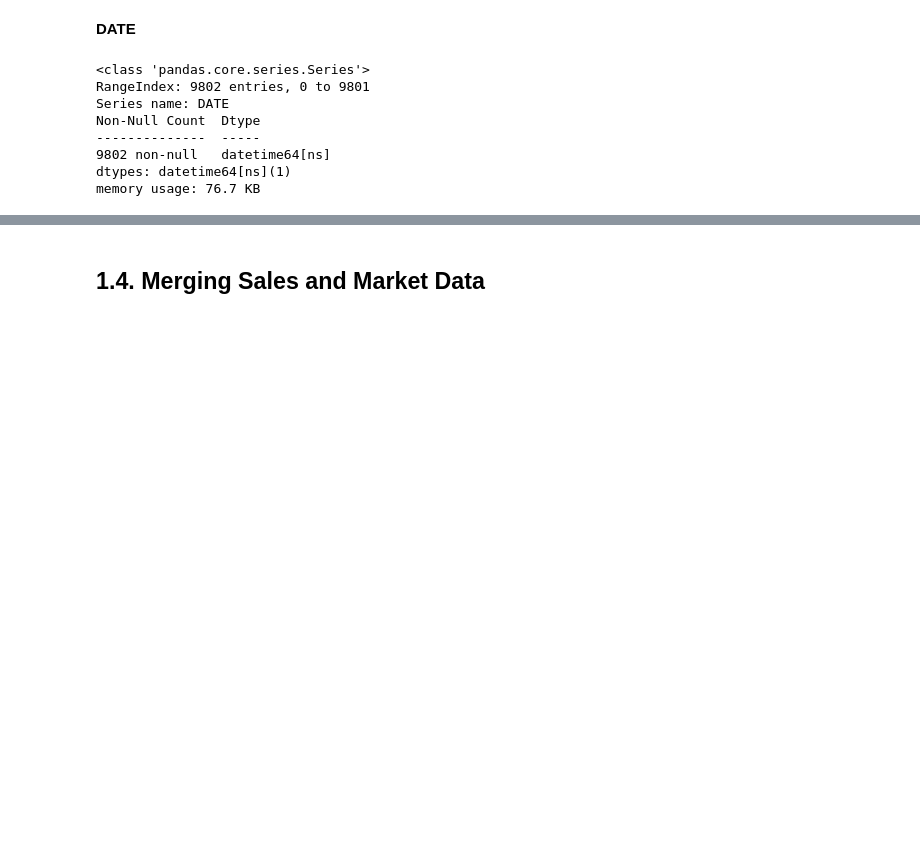
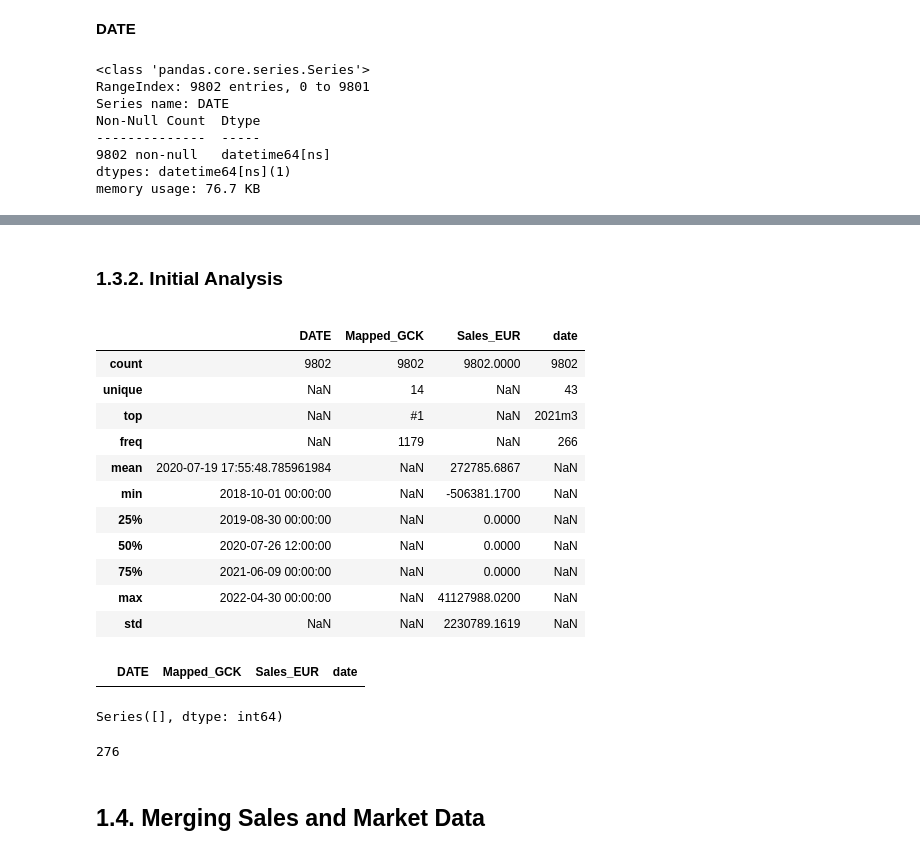
Before and after one commit to RubenCMarques/Case-2--Siemens-Sales-Forecast, a Jupyter notebook: Notebooks/Chloe_workspace.ipynb, the cells around one changed output, grey strips where cells are left out. Drawn from its saved outputs; the diff is of its cells as text; code cells hidden in the pictures; blank space fills up the shorter version.

```diff
--- a/Notebooks/Chloe_workspace.ipynb
+++ b/Notebooks/Chloe_workspace.ipynb
@@ -275,3 +279,40 @@ memory usage: 76.7 KB
+# %% [markdown]
+<a class="anchor" id="sub-section-1_3_2">
+
+### 1.3.2. Initial Analysis
+
+</a>
+# %%
+sales_data.describe(include='all')
+# %% [output]
+|  | DATE | Mapped_GCK | Sales_EUR | date |
+| count | 9802 | 9802 | 9802.0000 | 9802 |
+| unique | NaN | 14 | NaN | 43 |
+| top | NaN | #1 | NaN | 2021m3 |
+| freq | NaN | 1179 | NaN | 266 |
+| mean | 2020-07-19 17:55:48.785961984 | NaN | 272785.6867 | NaN |
+| min | 2018-10-01 00:00:00 | NaN | -506381.1700 | NaN |
+| 25% | 2019-08-30 00:00:00 | NaN | 0.0000 | NaN |
+| 50% | 2020-07-26 12:00:00 | NaN | 0.0000 | NaN |
+| 75% | 2021-06-09 00:00:00 | NaN | 0.0000 | NaN |
+| max | 2022-04-30 00:00:00 | NaN | 41127988.0200 | NaN |
+| std | NaN | NaN | 2230789.1619 | NaN |
+# %%
+# Check duplicate rows
+sales_data[sales_data.duplicated() == True]
+# %% [output]
+|  | DATE | Mapped_GCK | Sales_EUR | date |
+# %%
+# Check for missing values
+missing_values = sales_data.isnull().sum()
+missing_values[missing_values > 0]
+# %% [output]
+Series([], dtype: int64)
+# %%
+# Check negative values, errors?
+len(sales_data[sales_data['Sales_EUR'] < 0])
+# %% [output]
+276
 # %% [markdown]
 <a class="anchor" id="sub-section-1_4">
 
```
Also changed, not shown: parts of 10 cells of this notebook.
